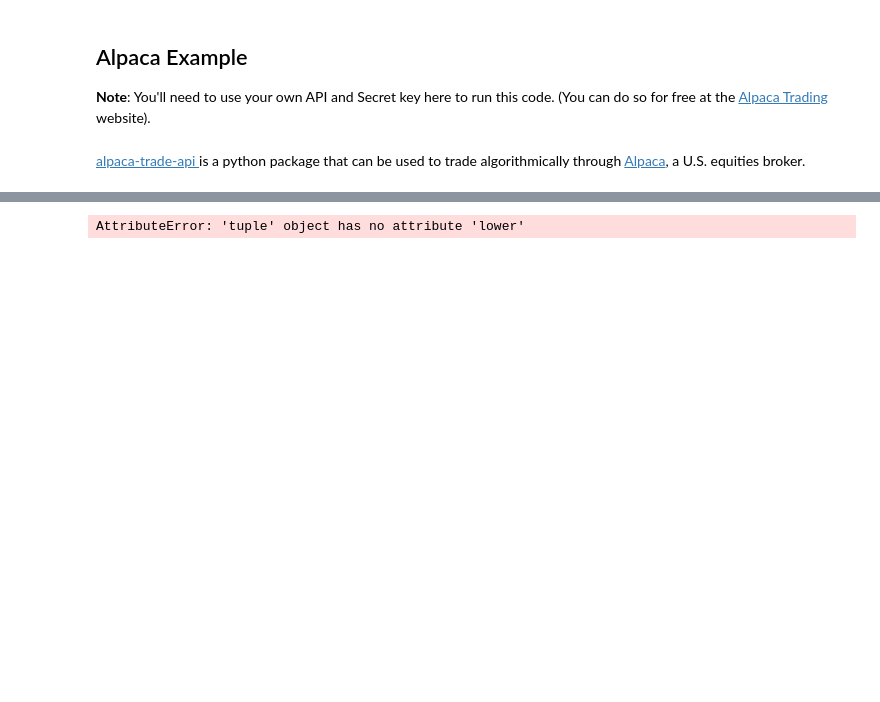
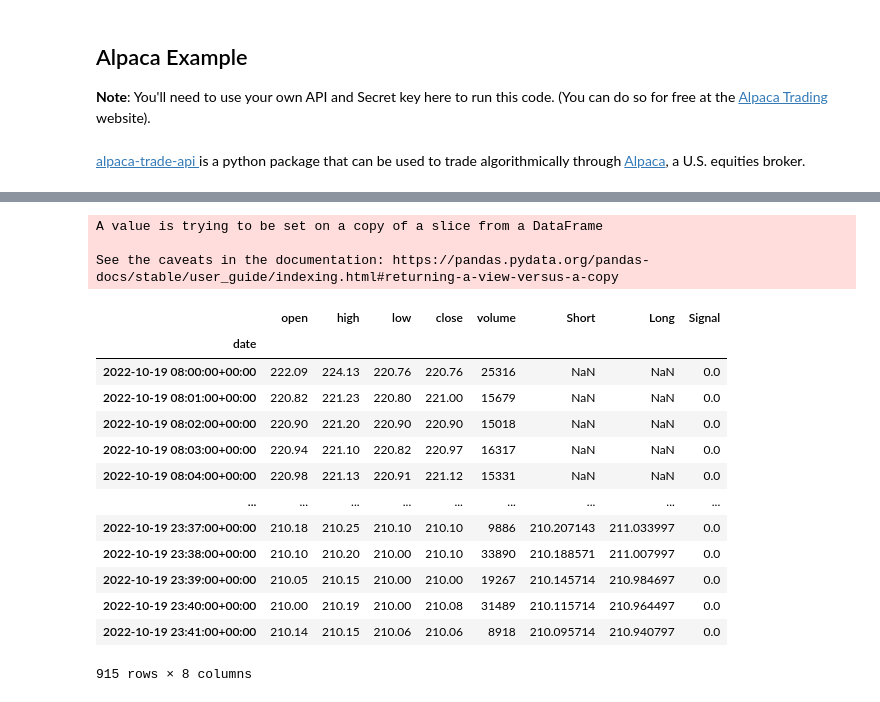
Before and after one commit to Mun-Min/ASU_2022_Bootcamp, a Jupyter notebook: Activity_Files/14-Algorithmic-Trading/3/Activities/08-Ins_Live_Trade_Demo/Solved/live_trade_demo.ipynb, the cells around one changed output, grey strips where cells are left out. Cells and saved outputs as stored; diff of their text form; code cells hidden in the pictures; blank space fills up the shorter version.

```diff
--- a/Activity_Files/14-Algorithmic-Trading/3/Activities/08-Ins_Live_Trade_Demo/Solved/live_trade_demo.ipynb
+++ b/Activity_Files/14-Algorithmic-Trading/3/Activities/08-Ins_Live_Trade_Demo/Solved/live_trade_demo.ipynb
@@ -73,15 +69,40 @@ prices
-# %%
-from finta import TA
-
-short_window = 7
-long_window = 50
-
-prices['Short'] = TA.SMA(prices, short_window)
-prices['Long'] = TA.SMA(prices, long_window)
-
-#if short > long:
-#   signal = 1
-#elif short < long:
-#   signal = 0
-# %% [output]
-AttributeError: 'tuple' object has no attribute 'lower'
+# %%
+from finta import TA
+import numpy as np
+
+short_window = 7
+long_window = 100
+
+prices['Short'] = TA.SMA(prices, short_window)
+prices['Long'] = TA.SMA(prices, long_window)
+
+# Set the Signal column
+prices["Signal"] = 0.0
+
+# Generate the trading signal 1 or 0,
+# where 1 is when the Short window is greater than (or crosses over) the Long Window
+# where 0 is when the Short window is under the Long window
+prices["Signal"][short_window:] = np.where(
+    prices["Short"][short_window:] > prices["Long"][short_window:], 1.0, 0.0
+)
+
+# Review the DataFrame
+prices
+# %% [output]
+A value is trying to be set on a copy of a slice from a DataFrame
+
+See the caveats in the documentation: https://pandas.pydata.org/pandas-docs/stable/user_guide/indexing.html#returning-a-view-versus-a-copy
+|  | open | high | low | close | volume | Short | Long | Signal |
+| date |  |  |  |  |  |  |  |  |
+| 2022-10-19 08:00:00+00:00 | 222.09 | 224.13 | 220.76 | 220.76 | 25316 | NaN | NaN | 0.0 |
+| 2022-10-19 08:01:00+00:00 | 220.82 | 221.23 | 220.80 | 221.00 | 15679 | NaN | NaN | 0.0 |
+| 2022-10-19 08:02:00+00:00 | 220.90 | 221.20 | 220.90 | 220.90 | 15018 | NaN | NaN | 0.0 |
+| 2022-10-19 08:03:00+00:00 | 220.94 | 221.10 | 220.82 | 220.97 | 16317 | NaN | NaN | 0.0 |
+| 2022-10-19 08:04:00+00:00 | 220.98 | 221.13 | 220.91 | 221.12 | 15331 | NaN | NaN | 0.0 |
+| ... | ... | ... | ... | ... | ... | ... | ... | ... |
+| 2022-10-19 23:37:00+00:00 | 210.18 | 210.25 | 210.10 | 210.10 | 9886 | 210.207143 | 211.033997 | 0.0 |
+| 2022-10-19 23:38:00+00:00 | 210.10 | 210.20 | 210.00 | 210.10 | 33890 | 210.188571 | 211.007997 | 0.0 |
+| 2022-10-19 23:39:00+00:00 | 210.05 | 210.15 | 210.00 | 210.00 | 19267 | 210.145714 | 210.984697 | 0.0 |
+| 2022-10-19 23:40:00+00:00 | 210.00 | 210.19 | 210.00 | 210.08 | 31489 | 210.115714 | 210.964497 | 0.0 |
+| 2022-10-19 23:41:00+00:00 | 210.14 | 210.15 | 210.06 | 210.06 | 8918 | 210.095714 | 210.940797 | 0.0 |
+915 rows × 8 columns
```
Also changed, not shown: parts of 4 cells of this notebook, 1 other file.
